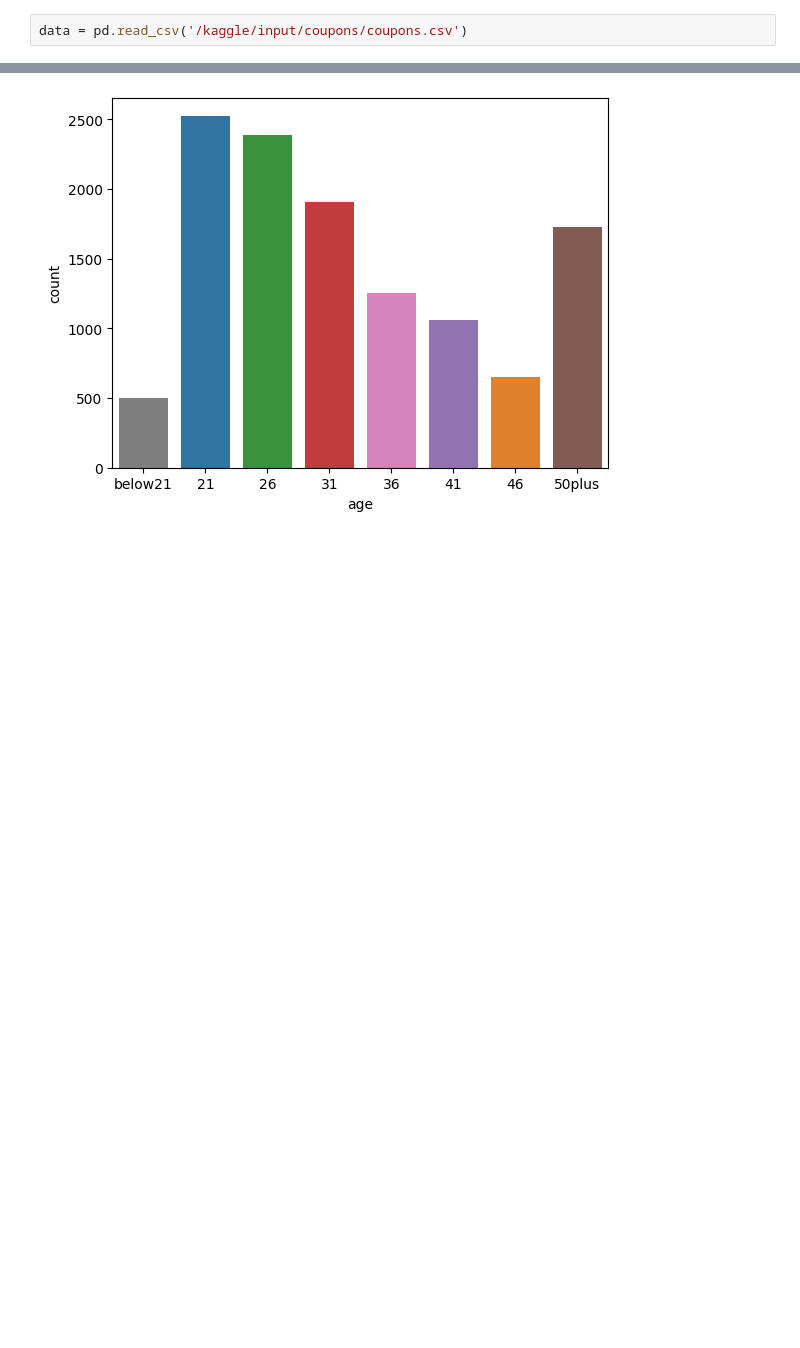
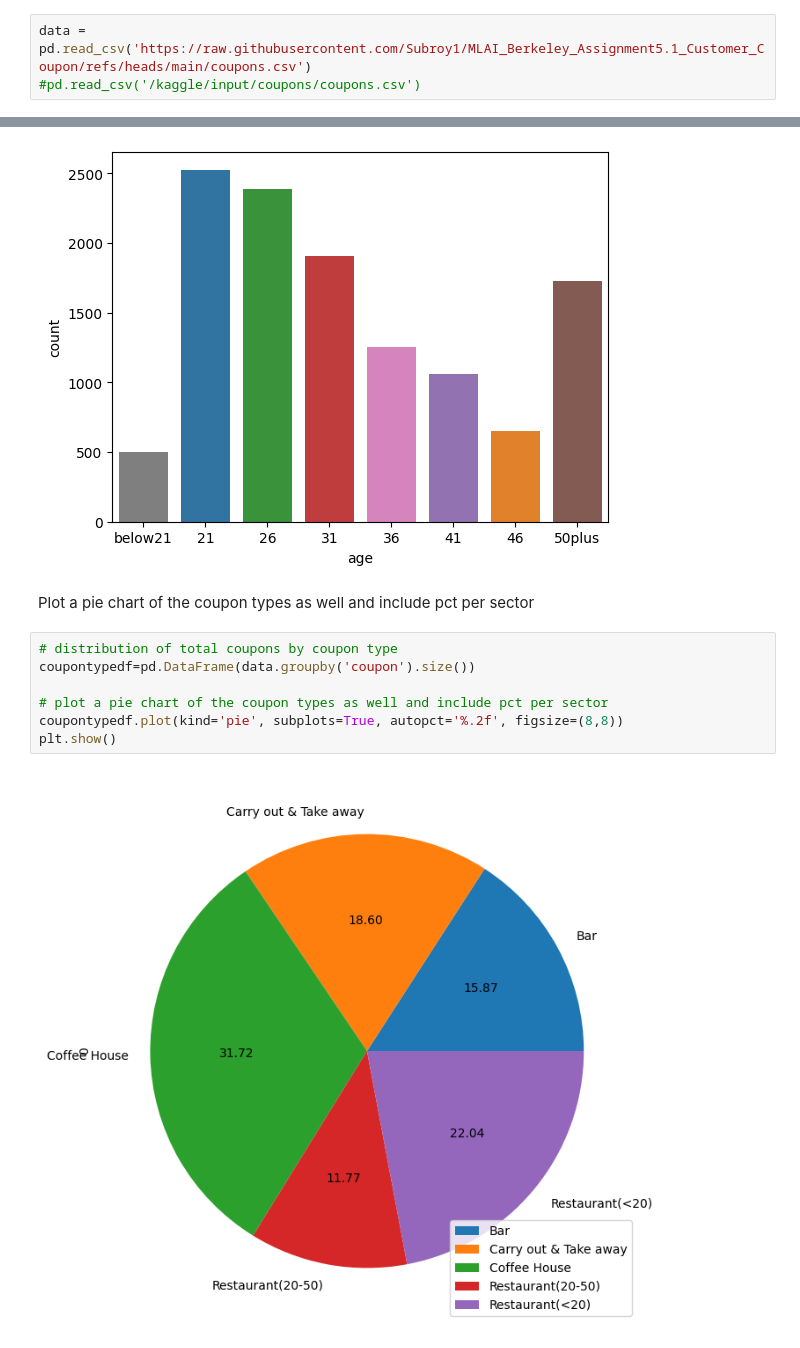
Before and after one commit to Subroy1/MLAI_Berkeley_Assignment5.1_Customer_Coupon, a Jupyter notebook: customer-coupon-assignment-5-1.ipynb, the cells around one changed output, grey strips where cells are left out. Saved outputs shown, nothing was run; the diff lists cells and outputs as text; blank space fills up the shorter version.

Commit message:
Updates with plots and insights
Added  more visualization to show coupon acceptances and draw customers preference for coupon types at a high level.

```diff
--- a/customer-coupon-assignment-5-1.ipynb
+++ b/customer-coupon-assignment-5-1.ipynb
@@ -68,7 +68,8 @@ Use the prompts below to get started with your data analysis.
 
 1. Read in the `coupons.csv` file.
 # %%
-data = pd.read_csv('/kaggle/input/coupons/coupons.csv')
+data = pd.read_csv('https://raw.githubusercontent.com/Subroy1/MLAI_Berkeley_Assignment5.1_Customer_Coupon/refs/heads/main/coupons.csv')
+#pd.read_csv('/kaggle/input/coupons/coupons.csv')
 # %%
 data.head()
 # %% [output]
@@ -548,3 +549,14 @@ sns.countplot(data=data , x ='age', hue='age',order=age_order)
 # %% [output]
 <Axes: xlabel='age', ylabel='count'>
 [figure]
+# %% [markdown]
+ Plot a pie chart of the coupon types as well and include pct per sector
+# %%
+# distribution of total coupons by coupon type
+coupontypedf=pd.DataFrame(data.groupby('coupon').size())
+
+# plot a pie chart of the coupon types as well and include pct per sector
+coupontypedf.plot(kind='pie', subplots=True, autopct='%.2f', figsize=(8,8))
+plt.show()
+# %% [output]
+[figure, added]
```
Also changed, not shown: parts of 5 cells of this notebook.
